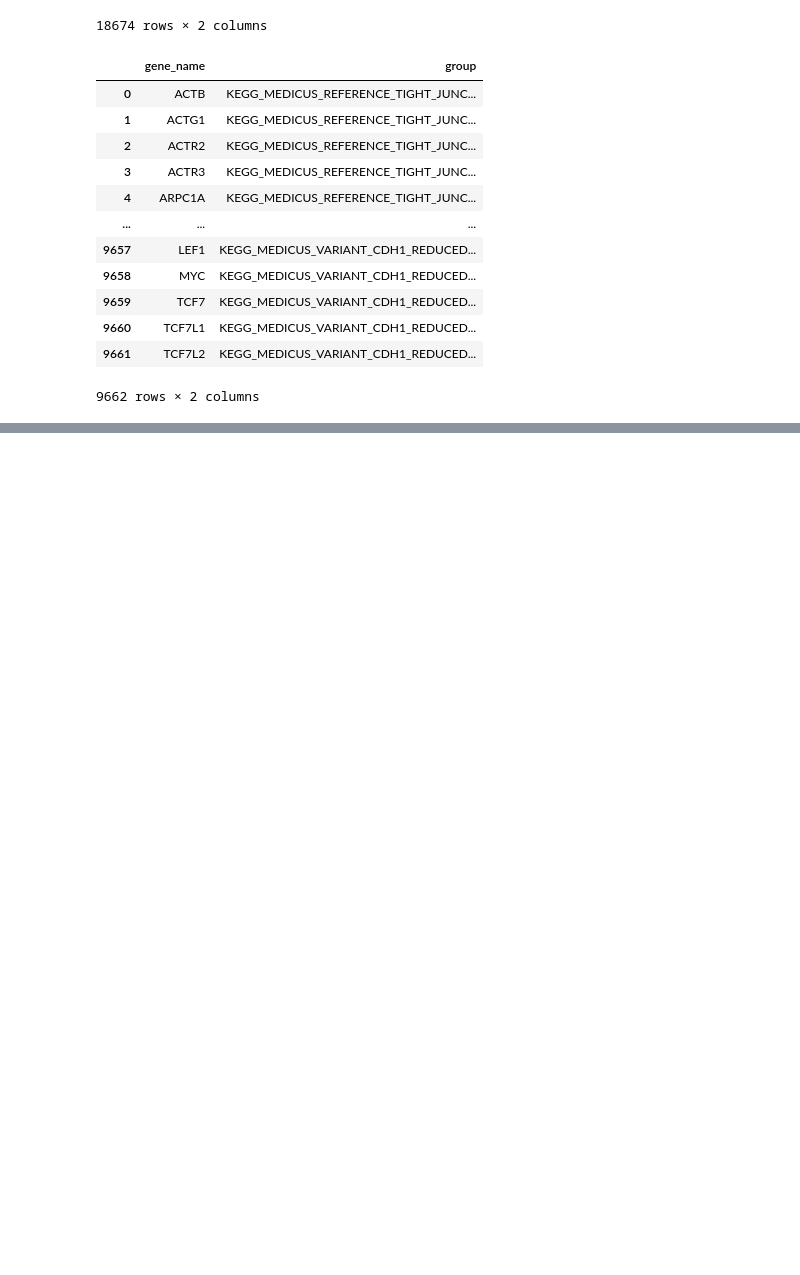
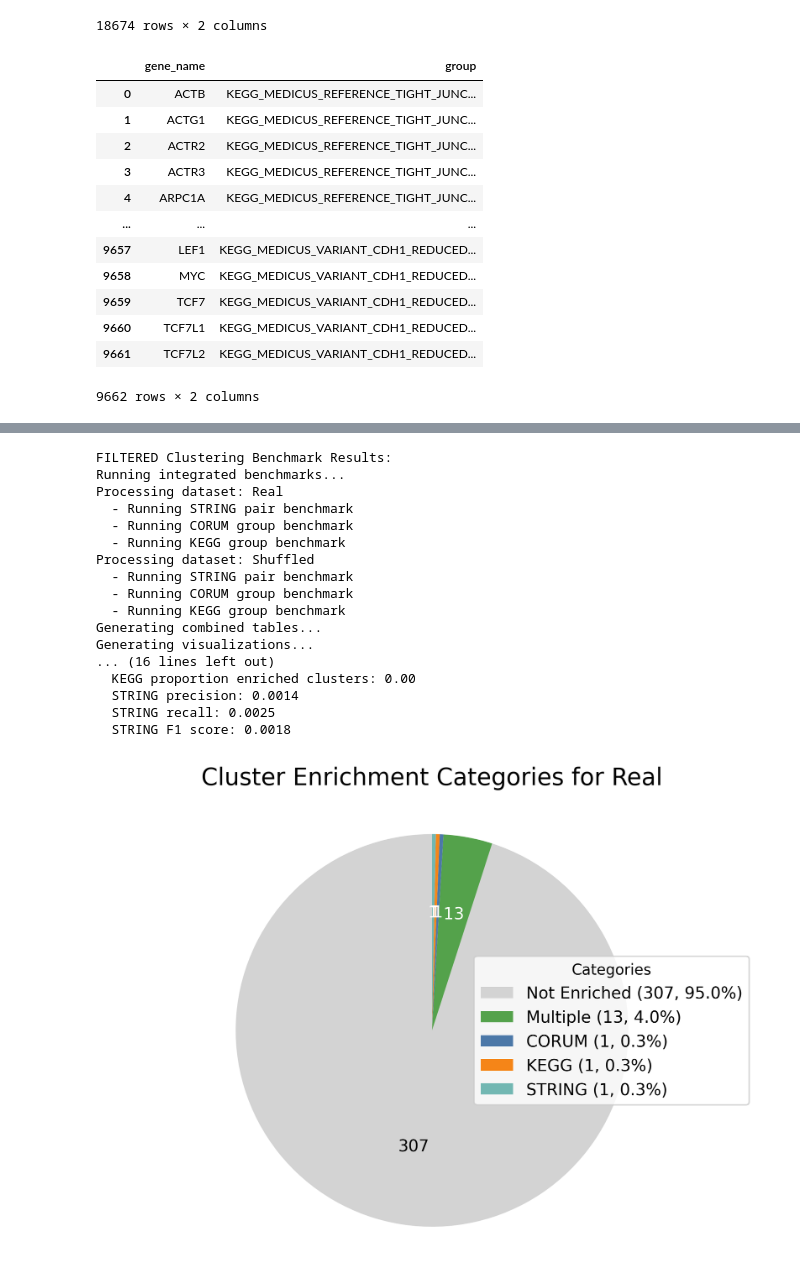
Before and after one commit to cheeseman-lab/whitney-analysis, a Jupyter notebook: analysis/9.configure_cluster_params.ipynb, the cells around one changed output, grey strips where cells are left out. Drawn from its saved outputs; the diff is of its cells as text; code cells hidden in the pictures; blank space fills up the shorter version.

```diff
--- a/analysis/9.configure_cluster_params.ipynb
+++ b/analysis/9.configure_cluster_params.ipynb
@@ -447,0 +648,55 @@ with open(CONFIG_FILE_PATH, "w") as config_file:
+# %%
+# Benchmark the test clustering
+# Create shuffled baseline for comparison
+shuffled_data = test_data.copy()
+feature_start_idx = shuffled_data.columns.get_loc("PC_0")
+feature_cols = shuffled_data.columns[feature_start_idx:]
+for col in feature_cols:
+    shuffled_data[col] = np.random.permutation(shuffled_data[col].values)
+
+phate_leiden_shuffled = phate_leiden_pipeline(
+    shuffled_data,
+    TEST_LEIDEN_RESOLUTION,
+    PHATE_DISTANCE_METRIC,
+)
+
+cluster_datasets = {
+    "Real": phate_leiden_clustering,
+    "Shuffled": phate_leiden_shuffled,
+}
+
+clustering_type = "FILTERED" if TEST_USE_FILTERED else "STANDARD"
+print(f"{clustering_type} Clustering Benchmark Results:")
+(
+    integrated_results,
+    combined_tables,
+    global_metrics,
+    pie_charts,
+    cluster_enrichment_plots,
+) = run_benchmark_analysis(
+    cluster_datasets,
+    string_pair_benchmark,
+    corum_group_benchmark,
+    kegg_group_benchmark,
+    PERTURBATION_NAME_COL,
+    CONTROL_KEY,
+)
+# %% [output]
+FILTERED Clustering Benchmark Results:
+Running integrated benchmarks...
+Processing dataset: Real
+  - Running STRING pair benchmark
+  - Running CORUM group benchmark
+  - Running KEGG group benchmark
+Processing dataset: Shuffled
+  - Running STRING pair benchmark
+  - Running CORUM group benchmark
+  - Running KEGG group benchmark
+Generating combined tables...
+Generating visualizations...
+... (16 lines left out)
+  KEGG proportion enriched clusters: 0.00
+  STRING precision: 0.0014
+  STRING recall: 0.0025
+  STRING F1 score: 0.0018
+[figure, added]
```
Also changed, not shown: parts of 37 cells of this notebook, 5 other files.
